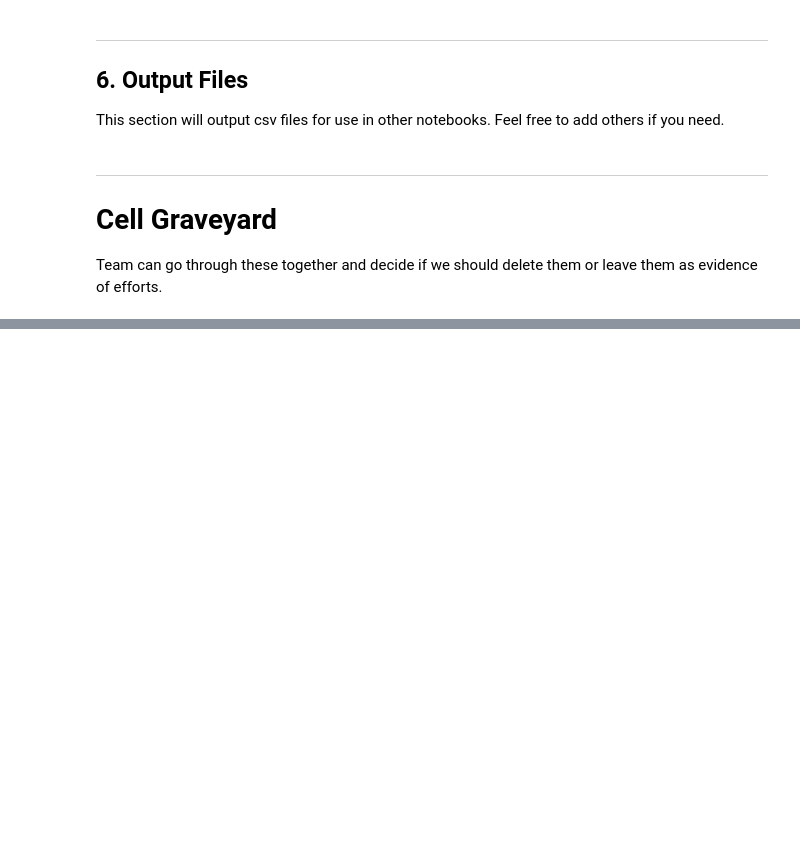
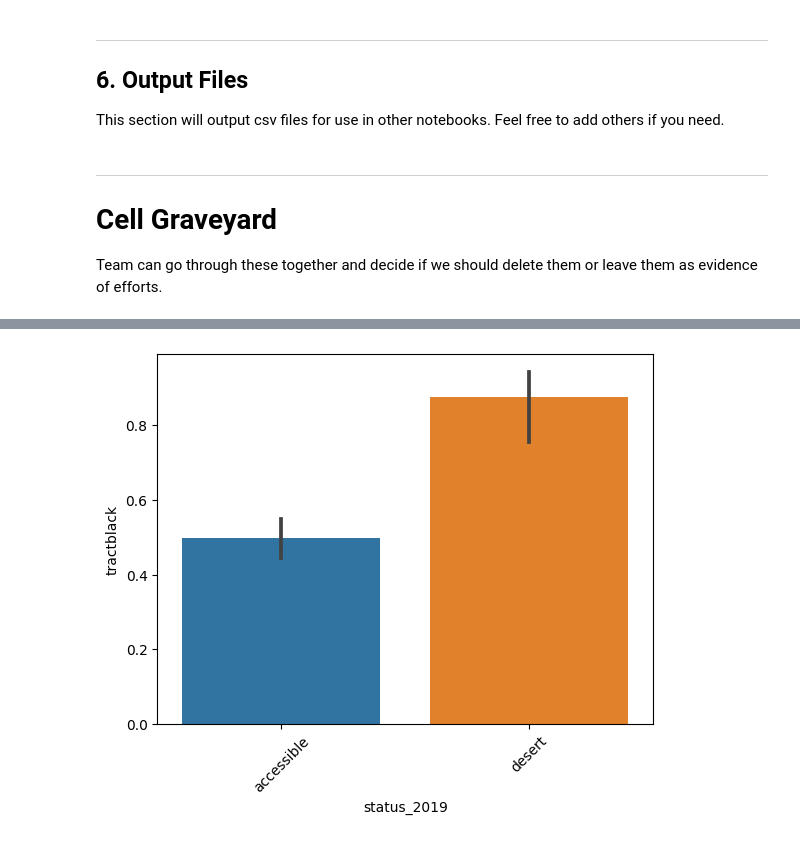
Before and after one commit to derryzrli/food-insecurity-analysis, a Jupyter notebook: code/01_cleaning.ipynb, the cells around one changed output, grey strips where cells are left out. Saved outputs shown, nothing was run; the diff lists cells and outputs as text; code cells hidden in the pictures; blank space fills up the shorter version.

Commit message:
added demographic graphs

```diff
--- a/code/01_cleaning.ipynb
+++ b/code/01_cleaning.ipynb
@@ -683,0 +695,2 @@ Team can go through these together and decide if we should delete them or leave
+# %%
+df_small = pd.read_csv('../output_data/data_2019_dc_1and10_CDC_cleaned_small.csv', index_col=0)
@@ -683,0 +734,5 @@ Team can go through these together and decide if we should delete them or leave
+# %%
+sns.barplot(x=df_small['status_2019'], y=df_small['tractblack'])
+plt.xticks(rotation=45);
+# %% [output]
+[figure, added]
```
Also changed, not shown: parts of 18 cells of this notebook.
